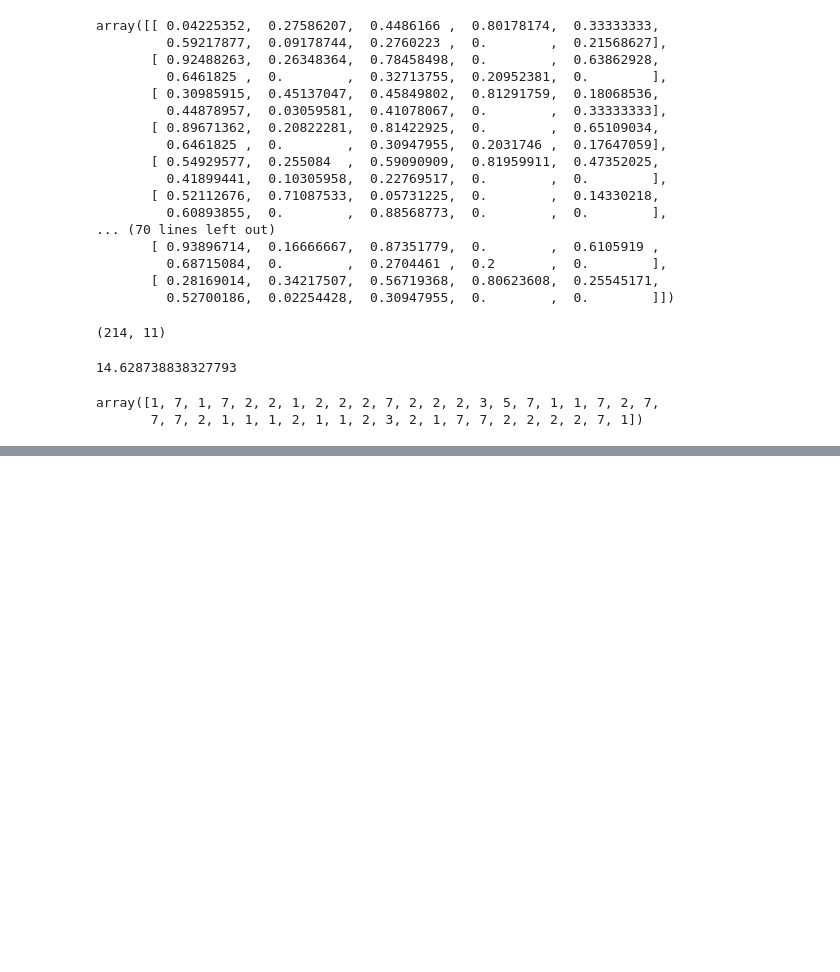
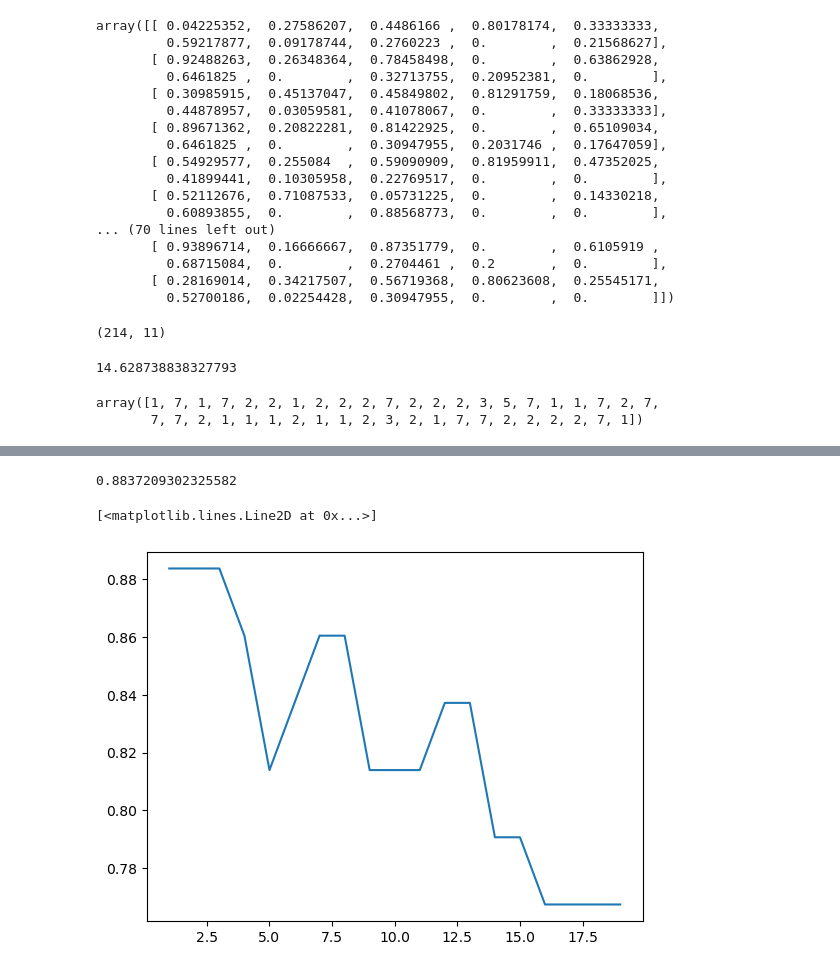
Before and after one commit to DeepjyotiBhattacharjee/KNN, a Jupyter notebook: KNN.ipynb, the cells around one changed output, grey strips where cells are left out. Drawn from its saved outputs; the diff is of its cells as text; code cells hidden in the pictures; blank space fills up the shorter version.

Commit message:
accuracy plotting

```diff
--- a/KNN.ipynb
+++ b/KNN.ipynb
@@ -143,7 +143,8 @@ k
 # %% [output]
 14.628738838327793
 # %%
-knn_training(X_train,y_train,X_test,int(k))
+pred = knn_training(X_train,y_train,X_test,int(k))
+pred
 # %% [output]
 array([1, 7, 1, 7, 2, 2, 1, 2, 2, 2, 7, 2, 2, 2, 3, 5, 7, 1, 1, 7, 2, 7,
        7, 7, 2, 1, 1, 1, 2, 1, 1, 2, 3, 2, 1, 7, 7, 2, 2, 2, 2, 7, 1])
@@ -149,0 +155,9 @@ array([1, 7, 1, 7, 2, 2, 1, 2, 2, 2, 7, 2, 2, 2, 3, 5, 7, 1, 1, 7, 2, 7,
+# %%
+k_value = range(1,20)
+accuracy = []
+
+for k in k_value:
+    pred = knn_training(X_train,y_train,X_test,k)
+    acc = accuracy_score(y_test,pred)
+    accuracy.append(acc)
+    print(f"for k = {k} ==> accuracy = {acc}")
@@ -149,0 +206,9 @@ array([1, 7, 1, 7, 2, 2, 1, 2, 2, 2, 7, 2, 2, 2, 3, 5, 7, 1, 1, 7, 2, 7,
+# %%
+max(accuracy)
+# %% [output]
+0.8837209302325582
+# %%
+plt.plot(k_value,accuracy)
+# %% [output]
+[<matplotlib.lines.Line2D at 0x...>]
+[figure, added]
```
Also changed, not shown: parts of 3 cells of this notebook.
